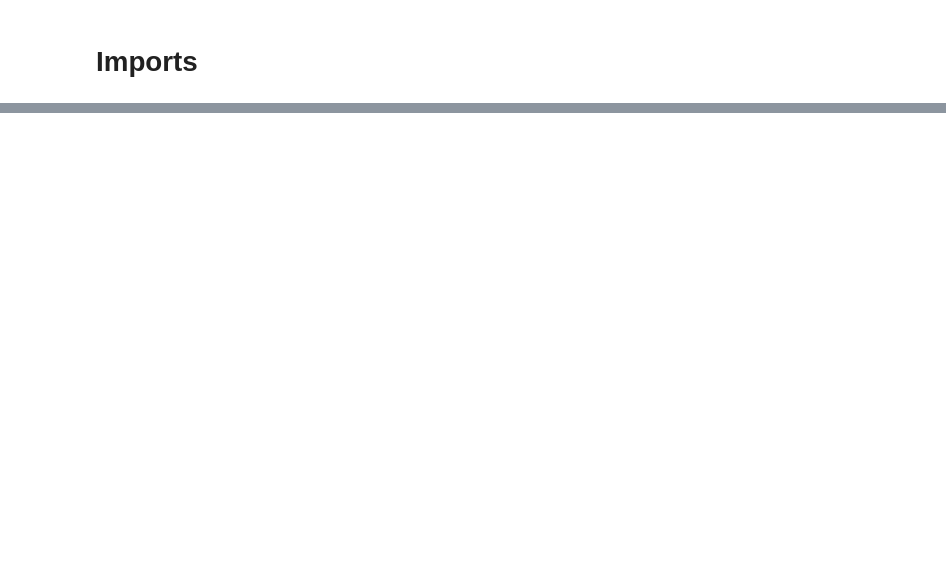
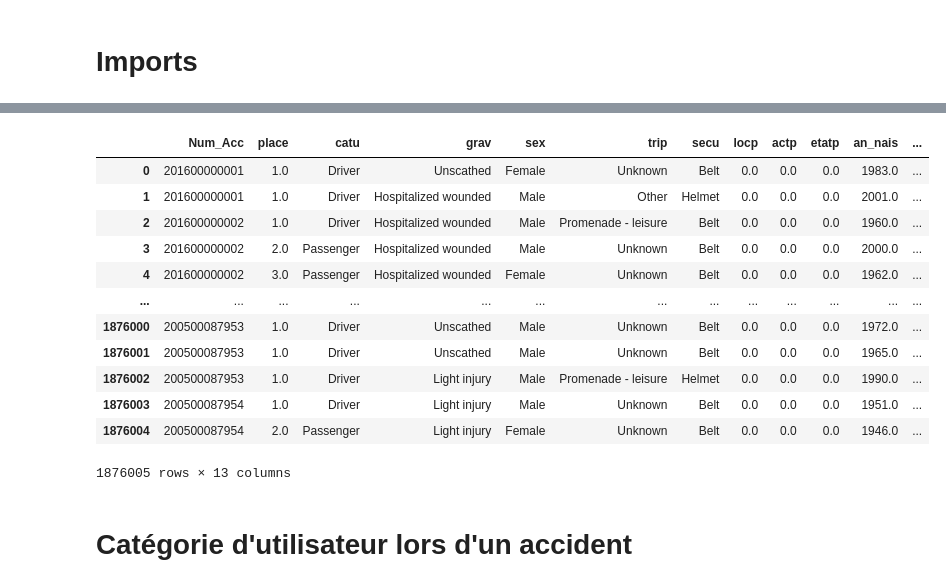
Before and after one commit to darmangerd/road-accidents-study, a Jupyter notebook: users.ipynb, the cells around one changed output, grey strips where cells are left out. Saved outputs shown, nothing was run; the diff lists cells and outputs as text; code cells hidden in the pictures; blank space fills up the shorter version.

```diff
--- a/users.ipynb
+++ b/users.ipynb
@@ -18,0 +28,52 @@ px.bar(
+# %%
+users.loc[users.catu == 1, "catu"] = "Driver"
+users.loc[users.catu == 2, "catu"] = "Passenger"
+users.loc[users.catu == 3, "catu"] = "Pedestrian"
+users.loc[users.catu == 4, "catu"] = "Pedestrian in rollerblade or scooter"
+
+users.loc[users.sex == 1, "sex"] = "Male"
+users.loc[users.sex == 2, "sex"] = "Female"
+
+users.loc[users.grav == 1, "grav"] = "Unscathed"
+users.loc[users.grav == 2, "grav"] = "Killed"
+users.loc[users.grav == 3, "grav"] = "Hospitalized wounded"
+users.loc[users.grav == 4, "grav"] = "Light injury"
+
+users.loc[users.trip == 1, "trip"] = "Home - work"
+users.loc[users.trip == 2, "trip"] = "Home - school"
+users.loc[users.trip == 3, "trip"] = "Shopping - Shopping"
+users.loc[users.trip == 4, "trip"] = "Professional use"
+users.loc[users.trip == 5, "trip"] = "Promenade - leisure"
+users.loc[users.trip == 9, "trip"] = "Other"
+users.loc[users.trip == 0, "trip"] = "Unknown"
+
+def secu(x):
+    if x == "1":
+        return "Belt"
+    elif x == "2":
+        return "Helmet"
+    elif x == "3":
+        return "Children's device"
+    elif x == "4":
+        return "Reflective equipment"
+    else:
+        return "Other"
+
+users["has_secu"] = users.secu.apply(lambda x: True if str(x)[1] == "1" else False)
+users["secu"] = users.secu.apply(lambda x: secu(str(x)[0]))
+
+users
+# %% [output]
+|  | Num_Acc | place | catu | grav | sex | trip | secu | locp | actp | etatp | an_nais | ... |
+| 0 | 201600000001 | 1.0 | Driver | Unscathed | Female | Unknown | Belt | 0.0 | 0.0 | 0.0 | 1983.0 | ... |
+| 1 | 201600000001 | 1.0 | Driver | Hospitalized wounded | Male | Other | Helmet | 0.0 | 0.0 | 0.0 | 2001.0 | ... |
+| 2 | 201600000002 | 1.0 | Driver | Hospitalized wounded | Male | Promenade - leisure | Belt | 0.0 | 0.0 | 0.0 | 1960.0 | ... |
+| 3 | 201600000002 | 2.0 | Passenger | Hospitalized wounded | Male | Unknown | Belt | 0.0 | 0.0 | 0.0 | 2000.0 | ... |
+| 4 | 201600000002 | 3.0 | Passenger | Hospitalized wounded | Female | Unknown | Belt | 0.0 | 0.0 | 0.0 | 1962.0 | ... |
+| ... | ... | ... | ... | ... | ... | ... | ... | ... | ... | ... | ... | ... |
+| 1876000 | 200500087953 | 1.0 | Driver | Unscathed | Male | Unknown | Belt | 0.0 | 0.0 | 0.0 | 1972.0 | ... |
+| 1876001 | 200500087953 | 1.0 | Driver | Unscathed | Male | Unknown | Belt | 0.0 | 0.0 | 0.0 | 1965.0 | ... |
+| 1876002 | 200500087953 | 1.0 | Driver | Light injury | Male | Promenade - leisure | Helmet | 0.0 | 0.0 | 0.0 | 1990.0 | ... |
+| 1876003 | 200500087954 | 1.0 | Driver | Light injury | Male | Unknown | Belt | 0.0 | 0.0 | 0.0 | 1951.0 | ... |
+| 1876004 | 200500087954 | 2.0 | Passenger | Light injury | Female | Unknown | Belt | 0.0 | 0.0 | 0.0 | 1946.0 | ... |
+1876005 rows × 13 columns
@@ -18,0 +111,2 @@ px.bar(
+# %% [markdown]
+# Catégorie d'utilisateur lors d'un accident
```
Also changed, not shown: parts of 14 cells of this notebook, 1 other file.
